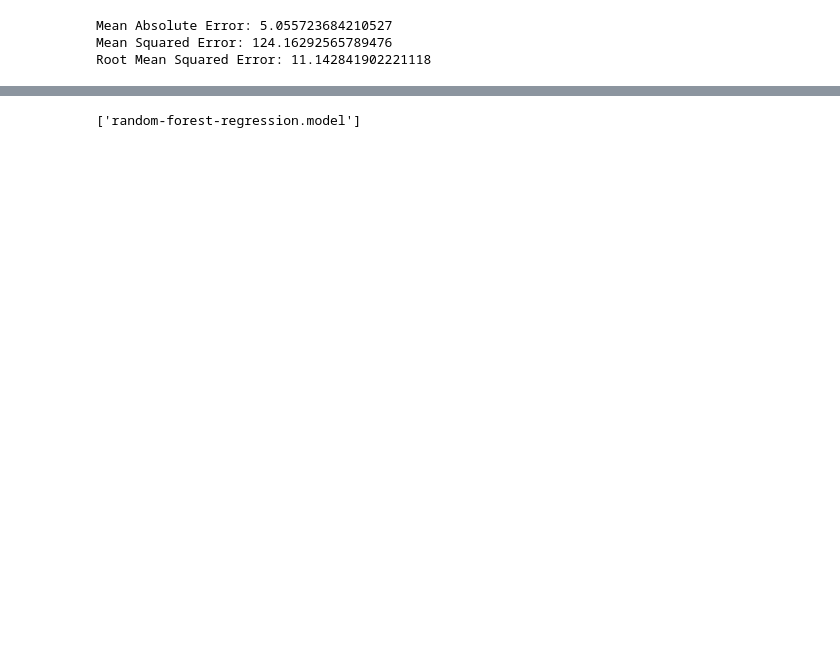
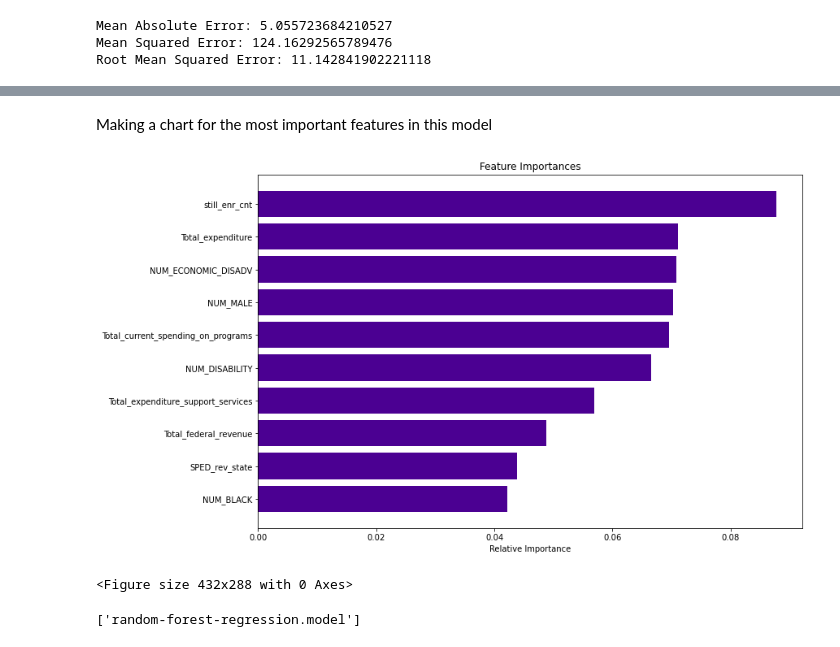
Before and after one commit to jugro27/Dev10-Capstone, a Jupyter notebook: Code/MachineLearning.ipynb, the cells around one changed output, grey strips where cells are left out. Drawn from its saved outputs; the diff is of its cells as text; code cells hidden in the pictures; blank space fills up the shorter version.

```diff
--- a/Code/MachineLearning.ipynb
+++ b/Code/MachineLearning.ipynb
@@ -233,3 +219,25 @@ Coefficient of determination of testing:
+# %% [markdown]
+Making a chart for the most important features in this model
+# %%
+features = X.columns
+importances = regressor.feature_importances_
+indices = np.argsort(importances)
+
+# customized number
+num_features = 10
+
+plt.figure(figsize=(12,8))
+plt.title('Feature Importances')
+
+# only plot the customized number of features
+plt.barh(range(num_features), importances[indices[-num_features:]], color='#4B0092', align='center')
+plt.yticks(range(num_features), [features[i] for i in indices[-num_features:]])
+plt.xlabel('Relative Importance')
+plt.show()
+plt.savefig('feature_importance.pdf')
+# %% [output]
+[figure, added]
+<Figure size 432x288 with 0 Axes>
 # %%
 from joblib import dump,load
 # %%
```
Also changed, not shown: parts of 17 cells of this notebook.
